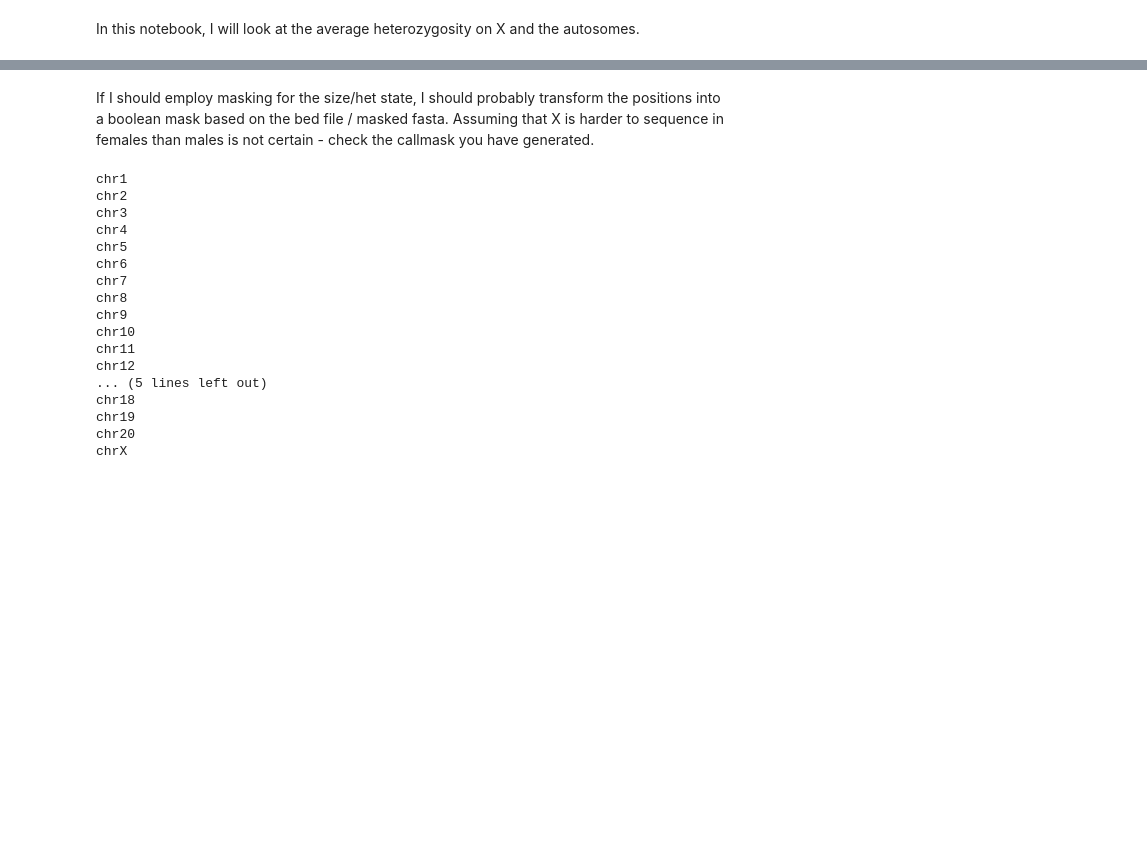
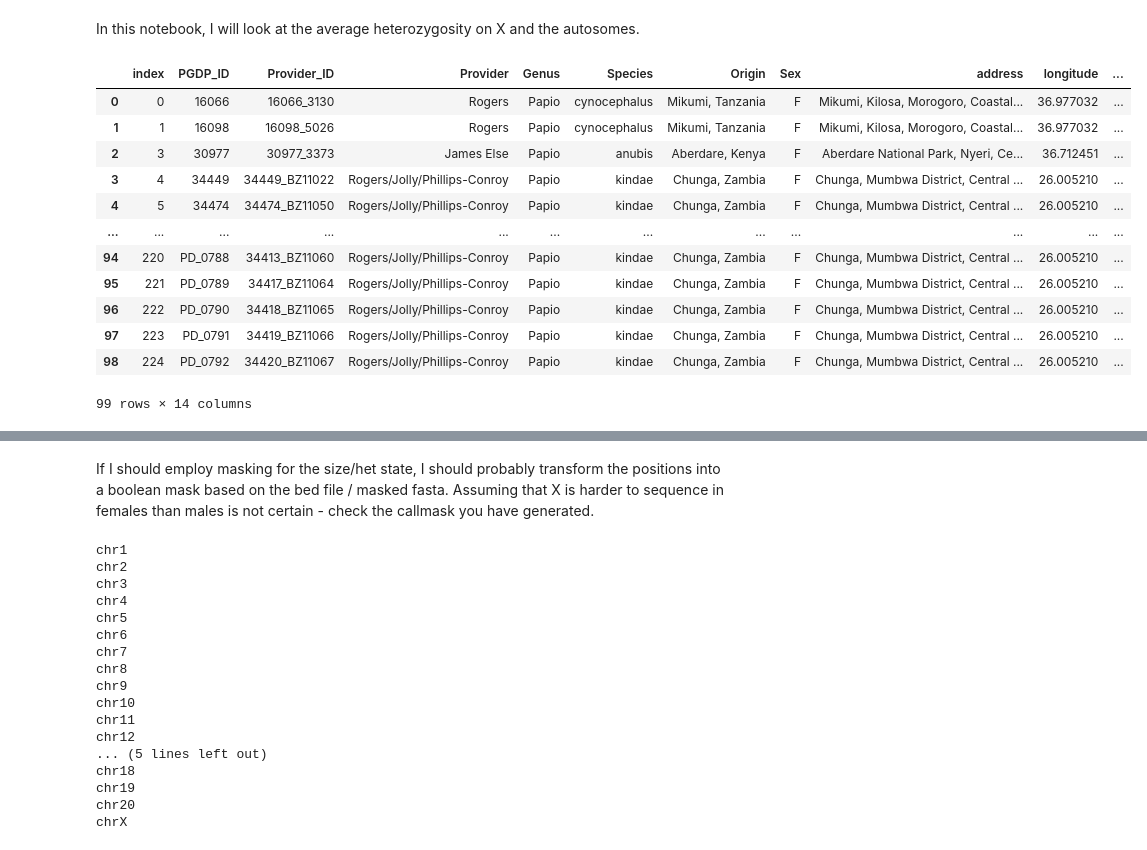
Before and after one commit to erikfogh/baboon_analysis, a Jupyter notebook: notebooks/het03_chrX_vs_autosomes.ipynb, the cells around one changed output, grey strips where cells are left out. Saved outputs shown, nothing was run; the diff lists cells and outputs as text; code cells hidden in the pictures; blank space fills up the shorter version.

```diff
--- a/notebooks/het03_chrX_vs_autosomes.ipynb
+++ b/notebooks/het03_chrX_vs_autosomes.ipynb
@@ -5,3 +5,20 @@ In this notebook, I will look at the average heterozygosity on X and the autosom
 # %%
 meta_data_samples = pd.read_table("../data/metadata_with_x_missing.txt", sep=" ")
 chromosomes = [f'chr{x}' for x in range(1, 21)] + ['chrX']
+# %%
+females = meta_data_samples.loc[meta_data_samples.Sex == "F"].reset_index()
+females
+# %% [output]
+|  | index | PGDP_ID | Provider_ID | Provider | Genus | Species | Origin | Sex | address | longitude | ... |
+| 0 | 0 | 16066 | 16066_3130 | Rogers | Papio | cynocephalus | Mikumi, Tanzania | F | Mikumi, Kilosa, Morogoro, Coastal... | 36.977032 | ... |
+| 1 | 1 | 16098 | 16098_5026 | Rogers | Papio | cynocephalus | Mikumi, Tanzania | F | Mikumi, Kilosa, Morogoro, Coastal... | 36.977032 | ... |
+| 2 | 3 | 30977 | 30977_3373 | James Else | Papio | anubis | Aberdare, Kenya | F | Aberdare National Park, Nyeri, Ce... | 36.712451 | ... |
+| 3 | 4 | 34449 | 34449_BZ11022 | Rogers/Jolly/Phillips-Conroy | Papio | kindae | Chunga, Zambia | F | Chunga, Mumbwa District, Central ... | 26.005210 | ... |
+| 4 | 5 | 34474 | 34474_BZ11050 | Rogers/Jolly/Phillips-Conroy | Papio | kindae | Chunga, Zambia | F | Chunga, Mumbwa District, Central ... | 26.005210 | ... |
+| ... | ... | ... | ... | ... | ... | ... | ... | ... | ... | ... | ... |
+| 94 | 220 | PD_0788 | 34413_BZ11060 | Rogers/Jolly/Phillips-Conroy | Papio | kindae | Chunga, Zambia | F | Chunga, Mumbwa District, Central ... | 26.005210 | ... |
+| 95 | 221 | PD_0789 | 34417_BZ11064 | Rogers/Jolly/Phillips-Conroy | Papio | kindae | Chunga, Zambia | F | Chunga, Mumbwa District, Central ... | 26.005210 | ... |
+| 96 | 222 | PD_0790 | 34418_BZ11065 | Rogers/Jolly/Phillips-Conroy | Papio | kindae | Chunga, Zambia | F | Chunga, Mumbwa District, Central ... | 26.005210 | ... |
+| 97 | 223 | PD_0791 | 34419_BZ11066 | Rogers/Jolly/Phillips-Conroy | Papio | kindae | Chunga, Zambia | F | Chunga, Mumbwa District, Central ... | 26.005210 | ... |
+| 98 | 224 | PD_0792 | 34420_BZ11067 | Rogers/Jolly/Phillips-Conroy | Papio | kindae | Chunga, Zambia | F | Chunga, Mumbwa District, Central ... | 26.005210 | ... |
+99 rows × 14 columns
```
Also changed, not shown: parts of 3 cells of this notebook, 19 other files.
